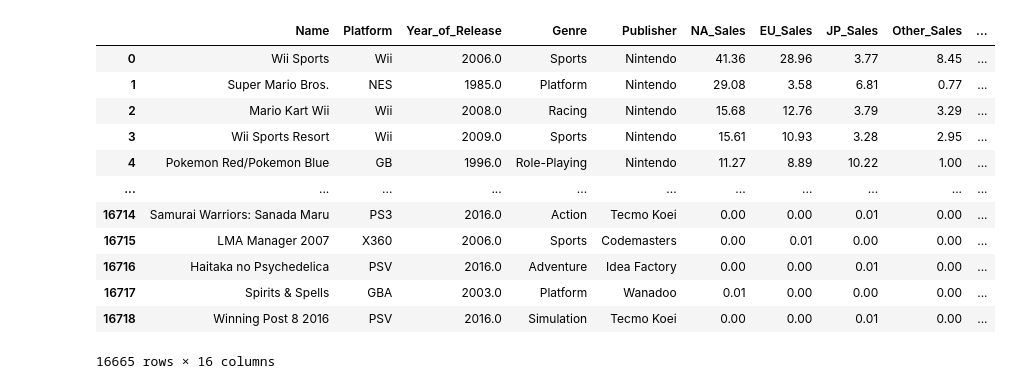
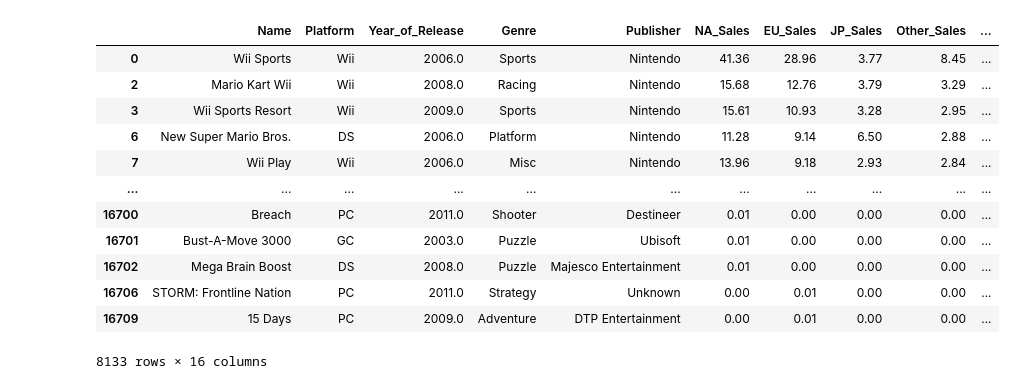
Before and after one commit to bert799/APS1-redsoc, a Jupyter notebook: notebooks/Proj/Fase1/ProjetoF1-2-Copy1.ipynb, the cells around one changed output. Cells and saved outputs as stored; diff of their text form; code cells hidden in the pictures.

```diff
--- a/notebooks/Proj/Fase1/ProjetoF1-2-Copy1.ipynb
+++ b/notebooks/Proj/Fase1/ProjetoF1-2-Copy1.ipynb
@@ -9,18 +11,20 @@ import ast
+# %%
+df.loc[~df['Critic_Score'].isna()]
+# %% [output]
+|  | Name | Platform | Year_of_Release | Genre | Publisher | NA_Sales | EU_Sales | JP_Sales | Other_Sales | ... |
+| 0 | Wii Sports | Wii | 2006.0 | Sports | Nintendo | 41.36 | 28.96 | 3.77 | 8.45 | ... |
+| 2 | Mario Kart Wii | Wii | 2008.0 | Racing | Nintendo | 15.68 | 12.76 | 3.79 | 3.29 | ... |
+| 3 | Wii Sports Resort | Wii | 2009.0 | Sports | Nintendo | 15.61 | 10.93 | 3.28 | 2.95 | ... |
+| 6 | New Super Mario Bros. | DS | 2006.0 | Platform | Nintendo | 11.28 | 9.14 | 6.50 | 2.88 | ... |
+| 7 | Wii Play | Wii | 2006.0 | Misc | Nintendo | 13.96 | 9.18 | 2.93 | 2.84 | ... |
+| ... | ... | ... | ... | ... | ... | ... | ... | ... | ... | ... |
+| 16700 | Breach | PC | 2011.0 | Shooter | Destineer | 0.01 | 0.00 | 0.00 | 0.00 | ... |
+| 16701 | Bust-A-Move 3000 | GC | 2003.0 | Puzzle | Ubisoft | 0.01 | 0.00 | 0.00 | 0.00 | ... |
+| 16702 | Mega Brain Boost | DS | 2008.0 | Puzzle | Majesco Entertainment | 0.01 | 0.00 | 0.00 | 0.00 | ... |
+| 16706 | STORM: Frontline Nation | PC | 2011.0 | Strategy | Unknown | 0.00 | 0.01 | 0.00 | 0.00 | ... |
+| 16709 | 15 Days | PC | 2009.0 | Adventure | DTP Entertainment | 0.00 | 0.01 | 0.00 | 0.00 | ... |
+8133 rows × 16 columns
 # %%
 df = pd.read_csv('./Video_Games_Sales_as_at_22_Dec_2016.csv')
 df.dropna(subset=['Publisher'], inplace=True)
-df
+df = df.loc[~df['Critic_Score'].isna() & ~df['User_Score'].isna()]
-# %% [output]
-|  | Name | Platform | Year_of_Release | Genre | Publisher | NA_Sales | EU_Sales | JP_Sales | Other_Sales | ... |
-| 0 | Wii Sports | Wii | 2006.0 | Sports | Nintendo | 41.36 | 28.96 | 3.77 | 8.45 | ... |
-| 1 | Super Mario Bros. | NES | 1985.0 | Platform | Nintendo | 29.08 | 3.58 | 6.81 | 0.77 | ... |
-| 2 | Mario Kart Wii | Wii | 2008.0 | Racing | Nintendo | 15.68 | 12.76 | 3.79 | 3.29 | ... |
-| 3 | Wii Sports Resort | Wii | 2009.0 | Sports | Nintendo | 15.61 | 10.93 | 3.28 | 2.95 | ... |
-| 4 | Pokemon Red/Pokemon Blue | GB | 1996.0 | Role-Playing | Nintendo | 11.27 | 8.89 | 10.22 | 1.00 | ... |
-| ... | ... | ... | ... | ... | ... | ... | ... | ... | ... | ... |
-| 16714 | Samurai Warriors: Sanada Maru | PS3 | 2016.0 | Action | Tecmo Koei | 0.00 | 0.00 | 0.01 | 0.00 | ... |
-| 16715 | LMA Manager 2007 | X360 | 2006.0 | Sports | Codemasters | 0.00 | 0.01 | 0.00 | 0.00 | ... |
-| 16716 | Haitaka no Psychedelica | PSV | 2016.0 | Adventure | Idea Factory | 0.00 | 0.00 | 0.01 | 0.00 | ... |
-| 16717 | Spirits & Spells | GBA | 2003.0 | Platform | Wanadoo | 0.01 | 0.00 | 0.00 | 0.00 | ... |
-| 16718 | Winning Post 8 2016 | PSV | 2016.0 | Simulation | Tecmo Koei | 0.00 | 0.00 | 0.01 | 0.00 | ... |
-16665 rows × 16 columns
```
Also changed, not shown: parts of 13 cells of this notebook, 3 other files.
